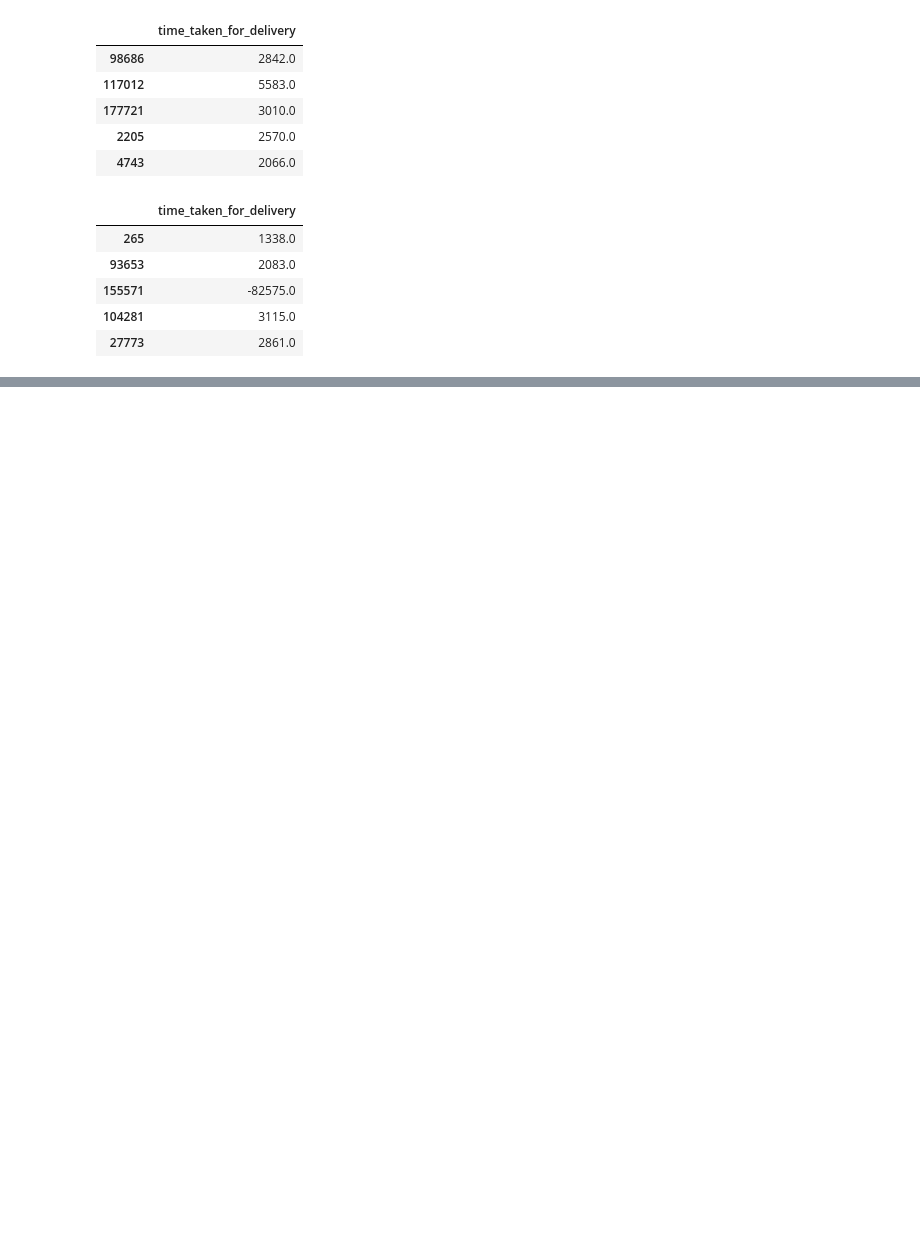
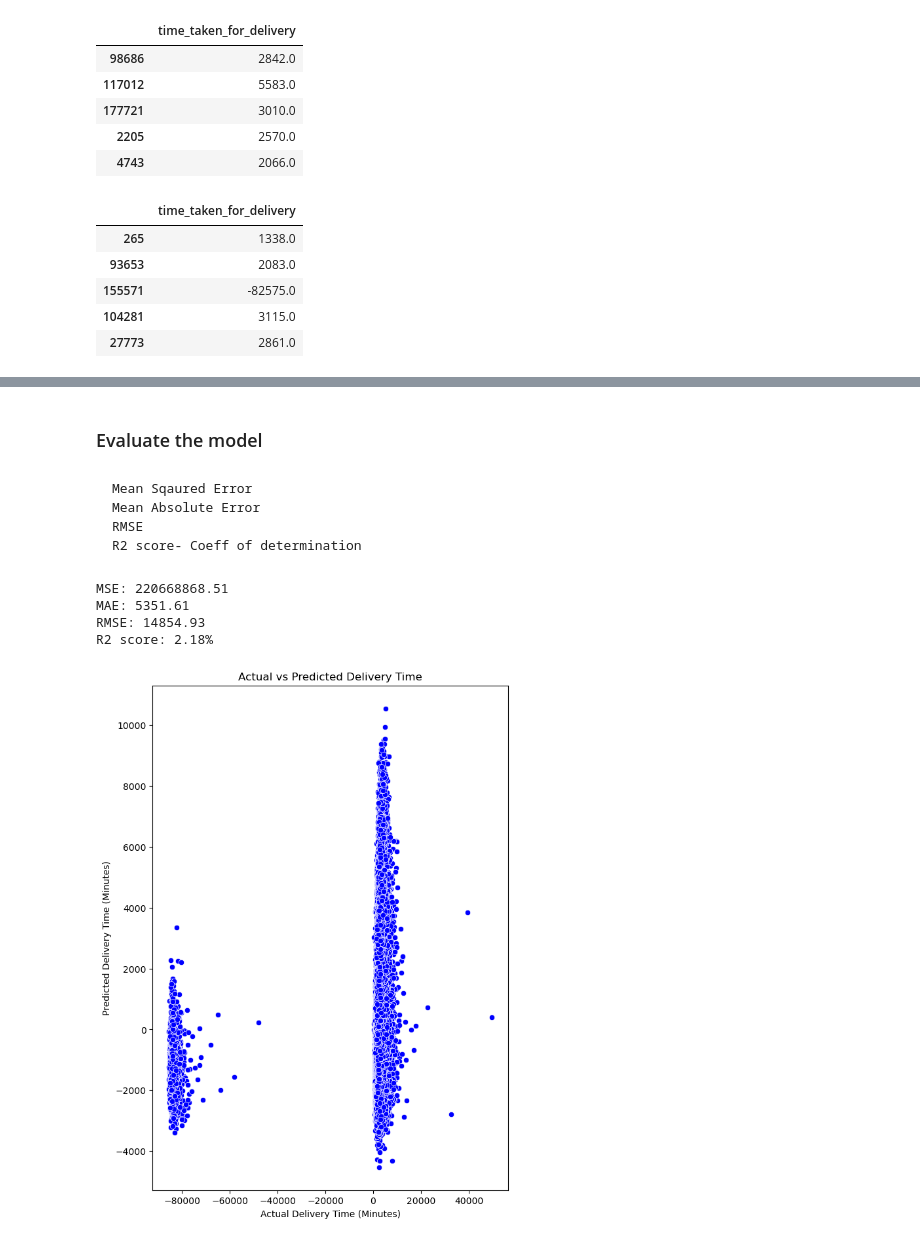
Before and after one commit to Sourabh2808/Machine-Learning, a Jupyter notebook: Project 27.10.2025/Dliveryproject.ipynb, the cells around one changed output, grey strips where cells are left out. Drawn from its saved outputs; the diff is of its cells as text; code cells hidden in the pictures; blank space fills up the shorter version.

```diff
--- a/Project 27.10.2025/Dliveryproject.ipynb
+++ b/Project 27.10.2025/Dliveryproject.ipynb
@@ -274,0 +479,3 @@ ytest.head()
+# %%
+model = LinearRegression()
+model.fit(xtrain,ytrain)
@@ -274,0 +496,3 @@ ytest.head()
+# %%
+ypreds = model.predict(xtest)
+ypreds
@@ -274,0 +507,7 @@ ytest.head()
+# %% [markdown]
+### Evaluate the model
+# %% [markdown]
+    Mean Sqaured Error
+    Mean Absolute Error
+    RMSE
+    R2 score- Coeff of determination
@@ -274,0 +516,24 @@ ytest.head()
+# %%
+mse = mean_squared_error(ytest,ypreds)
+mae = mean_absolute_error(ytest,ypreds)
+rmse = mse**(1/2)
+r2 = r2_score(ytest,ypreds)
+
+print(f"MSE: {mse:.2f}")
+print(f"MAE: {mae:.2f}")
+print(f"RMSE: {rmse:.2f}")
+print(f"R2 score: {r2*100:.2f}%")
+# %% [output]
+MSE: 220668868.51
+MAE: 5351.61
+RMSE: 14854.93
+R2 score: 2.18%
+# %%
+plt.figure(figsize=(7,10))
+sns.scatterplot(x=ytest.values.flatten(), y=ypreds.flatten(), color='blue')
+plt.xlabel("Actual Delivery Time (Minutes)")
+plt.ylabel("Predicted Delivery Time (Minutes)")
+plt.title("Actual vs Predicted Delivery Time")
+plt.show()
+# %% [output]
+[figure, added]
```
Also changed, not shown: parts of 43 cells of this notebook, 1 other file.
